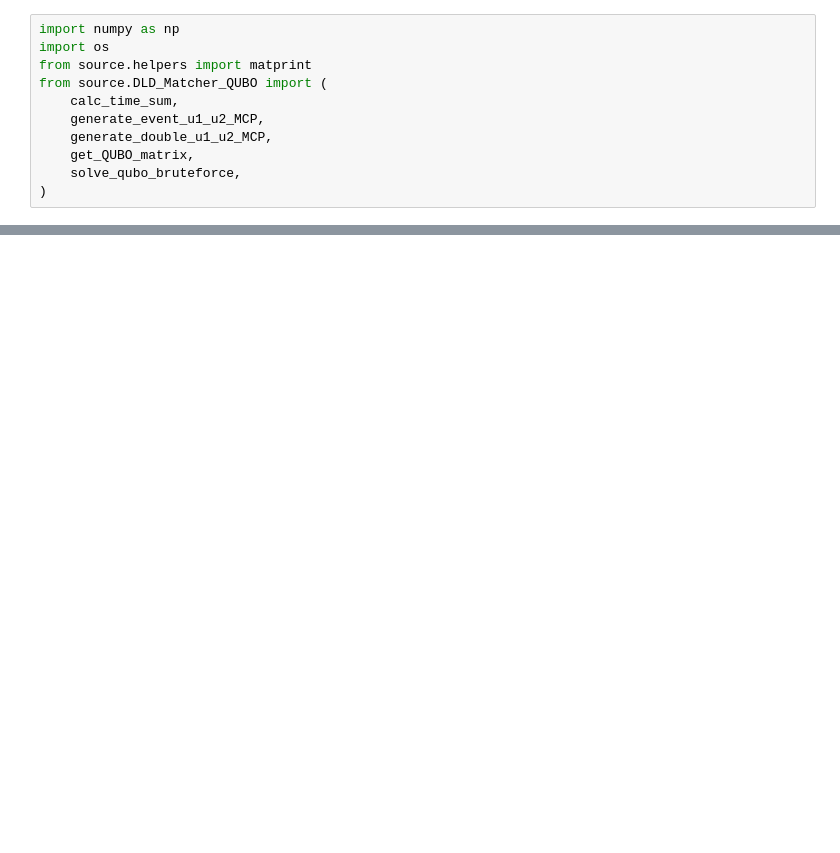
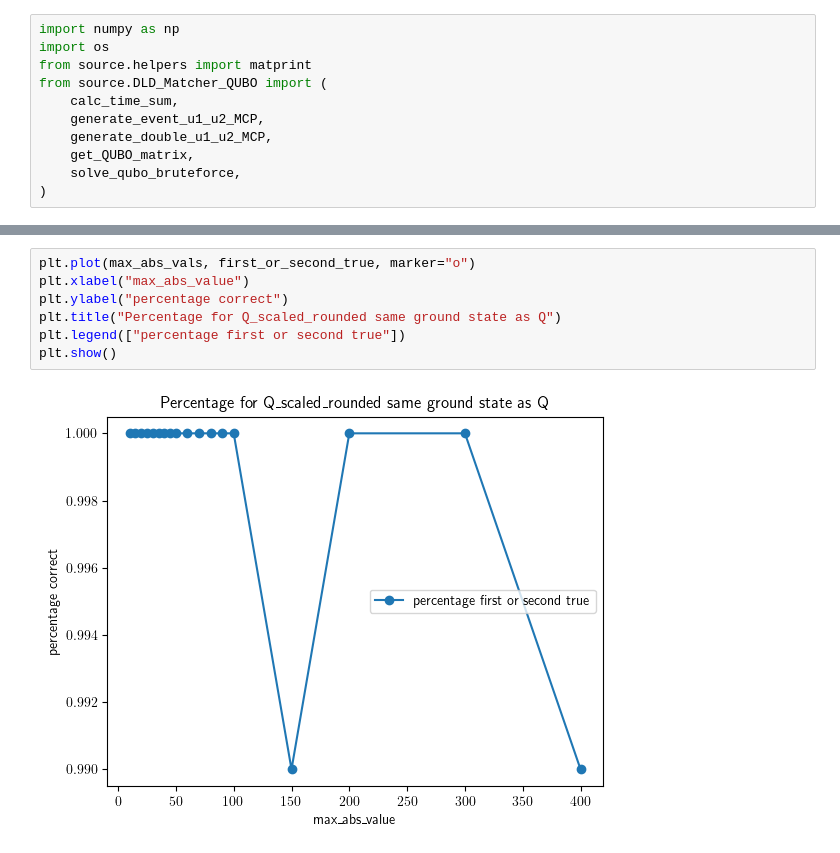
Before and after one commit to BoGGoG/PulserLearn, a Jupyter notebook: DLD/DLD_Matcher.ipynb, the cells around one changed output, grey strips where cells are left out. Drawn from its saved outputs; the diff is of its cells as text; blank space fills up the shorter version.

```diff
--- a/DLD/DLD_Matcher.ipynb
+++ b/DLD/DLD_Matcher.ipynb
@@ -105,0 +282,9 @@ true: [1 0 0], pred: [1 0 0], energy: -8.657e+03, correct: True
+# %%
+plt.plot(max_abs_vals, first_or_second_true, marker="o")
+plt.xlabel("max_abs_value")
+plt.ylabel("percentage correct")
+plt.title("Percentage for Q_scaled_rounded same ground state as Q")
+plt.legend(["percentage first or second true"])
+plt.show()
+# %% [output]
+[figure, added]
```
Also changed, not shown: parts of 7 cells of this notebook, 5 other files.
